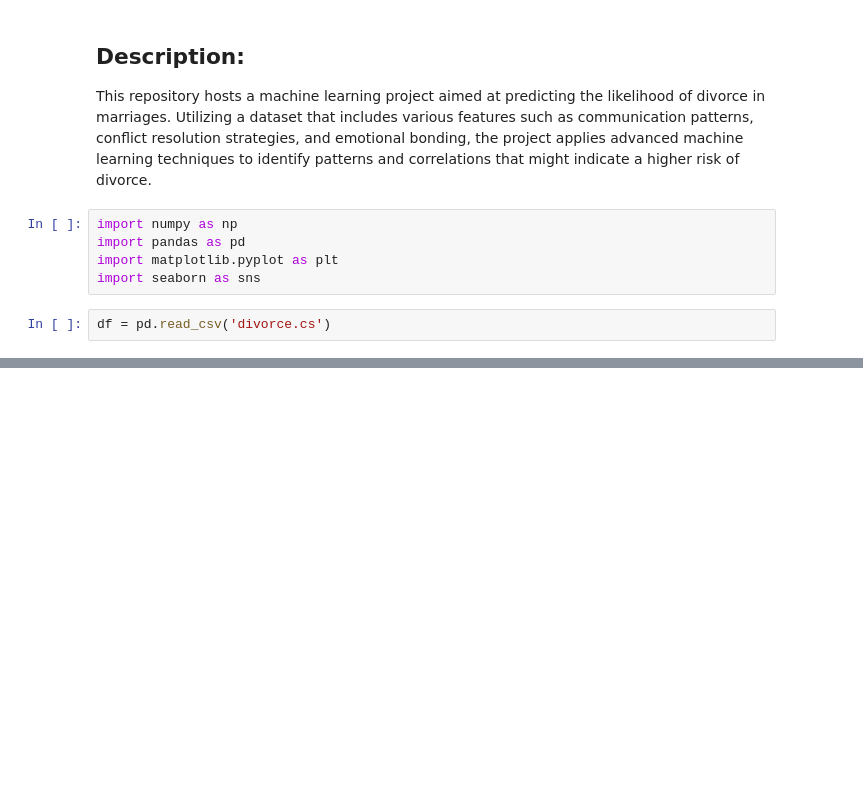
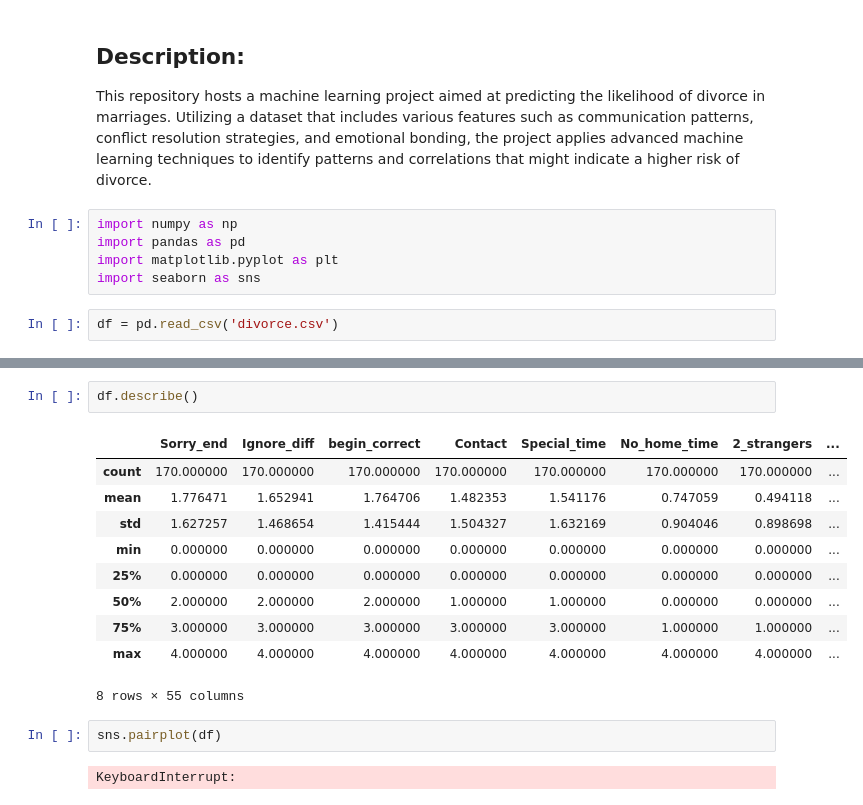
Before and after one commit to MaSOouD69/Divorce, a Jupyter notebook: Divorce Prediction.ipynb, the cells around one changed output, grey strips where cells are left out. Saved outputs shown, nothing was run; the diff lists cells and outputs as text; blank space fills up the shorter version.

```diff
--- a/Divorce Prediction.ipynb
+++ b/Divorce Prediction.ipynb
@@ -18,4 +18,4 @@ import pandas as pd
 import matplotlib.pyplot as plt
 import seaborn as sns
 # %%
-df = pd.read_csv('divorce.cs')
+df = pd.read_csv('divorce.csv')
@@ -23,0 +52,17 @@ FileNotFoundError: [Errno 2] No such file or directory: 'divorce'
+# %%
+df.describe()
+# %% [output]
+|  | Sorry_end | Ignore_diff | begin_correct | Contact | Special_time | No_home_time | 2_strangers | ... |
+| count | 170.000000 | 170.000000 | 170.000000 | 170.000000 | 170.000000 | 170.000000 | 170.000000 | ... |
+| mean | 1.776471 | 1.652941 | 1.764706 | 1.482353 | 1.541176 | 0.747059 | 0.494118 | ... |
+| std | 1.627257 | 1.468654 | 1.415444 | 1.504327 | 1.632169 | 0.904046 | 0.898698 | ... |
+| min | 0.000000 | 0.000000 | 0.000000 | 0.000000 | 0.000000 | 0.000000 | 0.000000 | ... |
+| 25% | 0.000000 | 0.000000 | 0.000000 | 0.000000 | 0.000000 | 0.000000 | 0.000000 | ... |
+| 50% | 2.000000 | 2.000000 | 2.000000 | 1.000000 | 1.000000 | 0.000000 | 0.000000 | ... |
+| 75% | 3.000000 | 3.000000 | 3.000000 | 3.000000 | 3.000000 | 1.000000 | 1.000000 | ... |
+| max | 4.000000 | 4.000000 | 4.000000 | 4.000000 | 4.000000 | 4.000000 | 4.000000 | ... |
+8 rows × 55 columns
+# %%
+sns.pairplot(df)
+# %% [output]
+KeyboardInterrupt:
```
Also changed, not shown: parts of 3 cells of this notebook.
